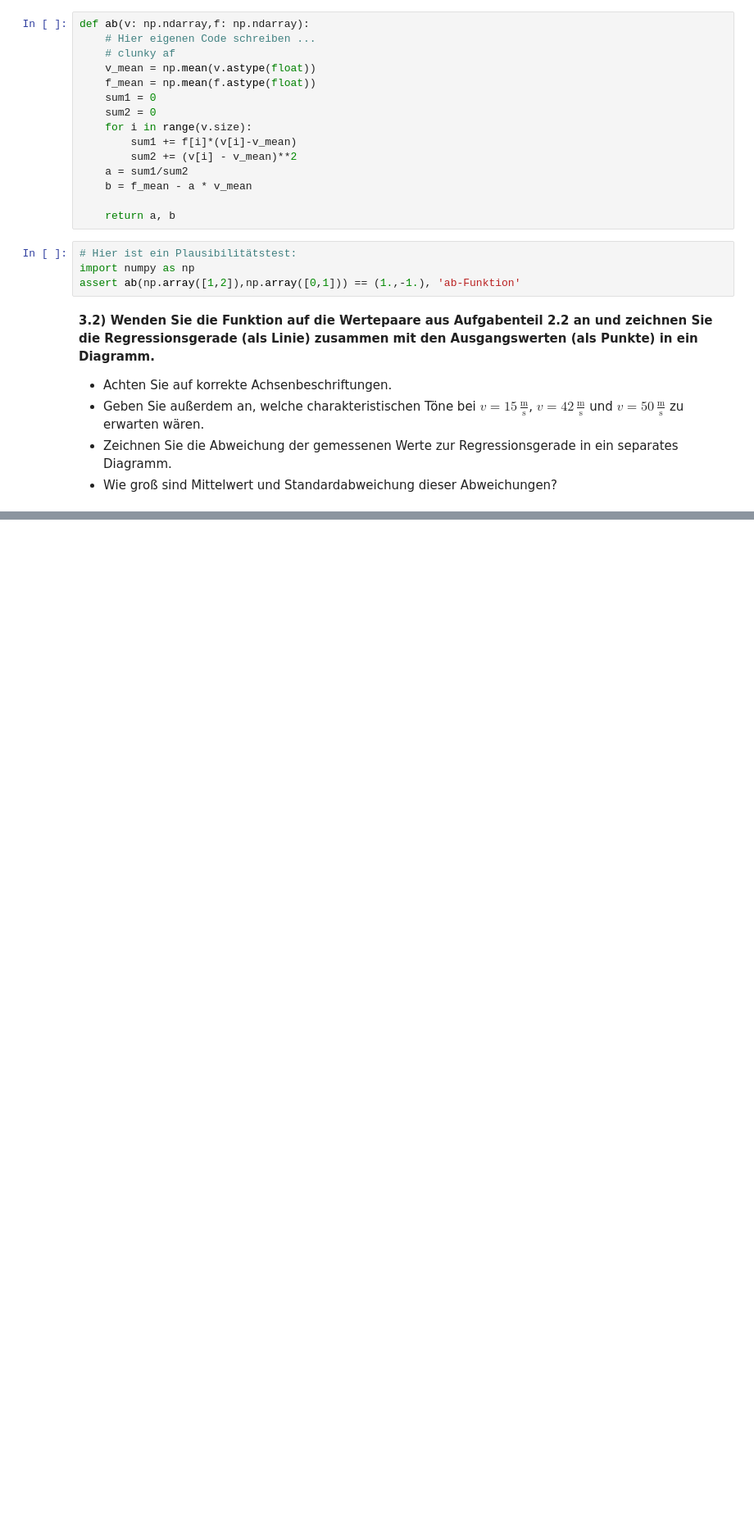
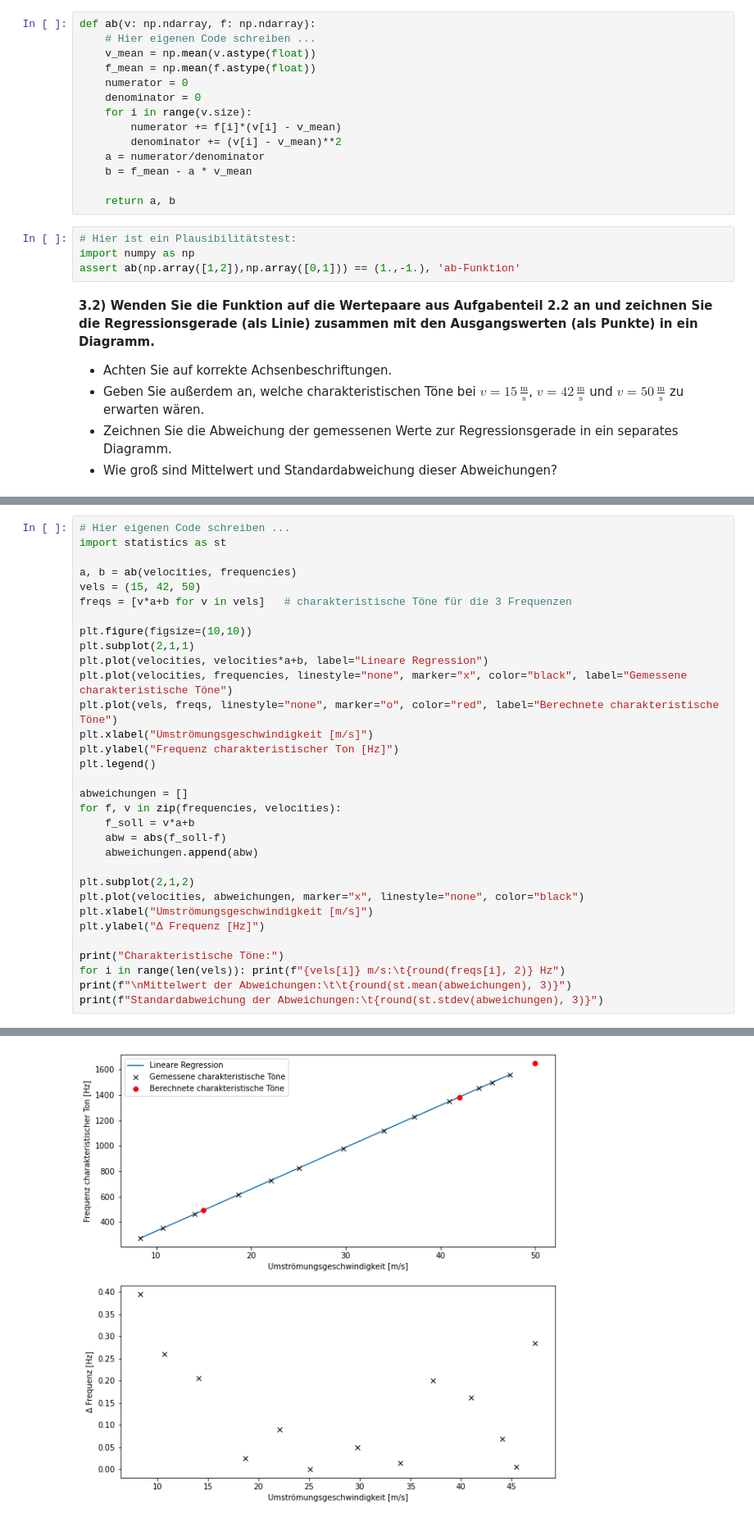
Before and after one commit to JuliusGoelz/Python_fuer_Ingenieure, a Jupyter notebook: HA4_Gruppe280.ipynb, the cells around one changed output, grey strips where cells are left out. Shown at 82% size. Cells and saved outputs as stored; diff of their text form; blank space fills up the shorter version.

```diff
--- a/HA4_Gruppe280.ipynb
+++ b/HA4_Gruppe280.ipynb
@@ -158,17 +155,16 @@ $$
 
 **3.1) Schreiben Sie eine Funktion _ab()_, die für beliebige, gleich lange Arrays _v_ und _f_ die Geraden-Parameter _a_ und _b_ berechnet und zurückgibt.**
 # %%
-def ab(v: np.ndarray,f: np.ndarray):
+def ab(v: np.ndarray, f: np.ndarray):
     # Hier eigenen Code schreiben ...
-    # clunky af
     v_mean = np.mean(v.astype(float))
     f_mean = np.mean(f.astype(float))
-    sum1 = 0
-    sum2 = 0
+    numerator = 0
+    denominator = 0
     for i in range(v.size):
-        sum1 += f[i]*(v[i]-v_mean)
-        sum2 += (v[i] - v_mean)**2
-    a = sum1/sum2
+        numerator += f[i]*(v[i] - v_mean)
+        denominator += (v[i] - v_mean)**2
+    a = numerator/denominator
     b = f_mean - a * v_mean
 
     return a, b
@@ -194,0 +182,33 @@ plt.plot(frequencies, velocities, linestyle="none", marker=".")
+# %%
+# Hier eigenen Code schreiben ...
+import statistics as st
+
+a, b = ab(velocities, frequencies)
+vels = (15, 42, 50)
+freqs = [v*a+b for v in vels]   # charakteristische Töne für die 3 Frequenzen
+
+plt.figure(figsize=(10,10))
+plt.subplot(2,1,1)
+plt.plot(velocities, velocities*a+b, label="Lineare Regression")
+plt.plot(velocities, frequencies, linestyle="none", marker="x", color="black", label="Gemessene charakteristische Töne")
+plt.plot(vels, freqs, linestyle="none", marker="o", color="red", label="Berechnete charakteristische Töne")
+plt.xlabel("Umströmungsgeschwindigkeit [m/s]")
+plt.ylabel("Frequenz charakteristischer Ton [Hz]")
+plt.legend()
+
+abweichungen = []
+for f, v in zip(frequencies, velocities):
+    f_soll = v*a+b
+    abw = abs(f_soll-f)
+    abweichungen.append(abw)
+
+plt.subplot(2,1,2)
+plt.plot(velocities, abweichungen, marker="x", linestyle="none", color="black")
+plt.xlabel("Umströmungsgeschwindigkeit [m/s]")
+plt.ylabel("Δ Frequenz [Hz]")
+
+print("Charakteristische Töne:")
+for i in range(len(vels)): print(f"{vels[i]} m/s:\t{round(freqs[i], 2)} Hz")
+print(f"\nMittelwert der Abweichungen:\t\t{round(st.mean(abweichungen), 3)}")
+print(f"Standardabweichung der Abweichungen:\t{round(st.stdev(abweichungen), 3)}")
+# %% [output]
@@ -194,0 +222 @@ plt.plot(frequencies, velocities, linestyle="none", marker=".")
+[figure, added]
```
Also changed, not shown: parts of 5 cells of this notebook.
